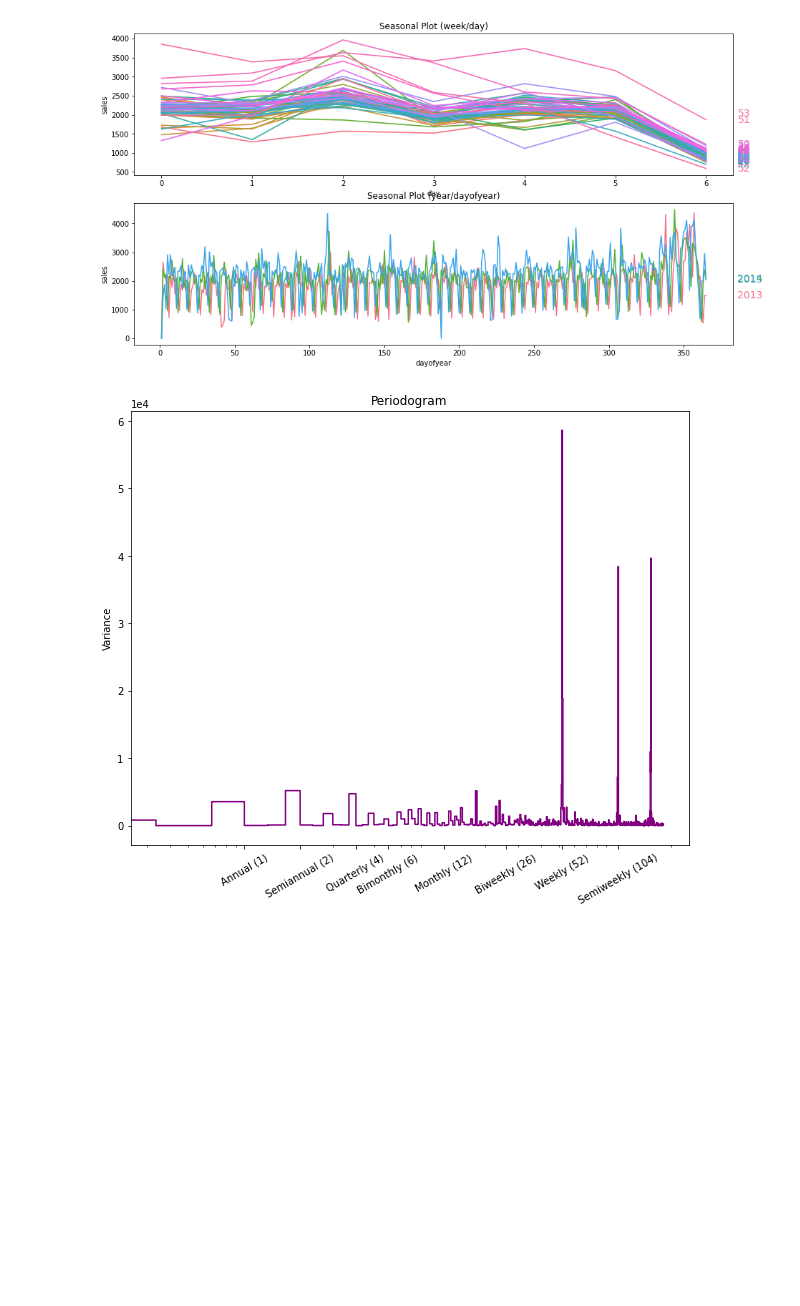
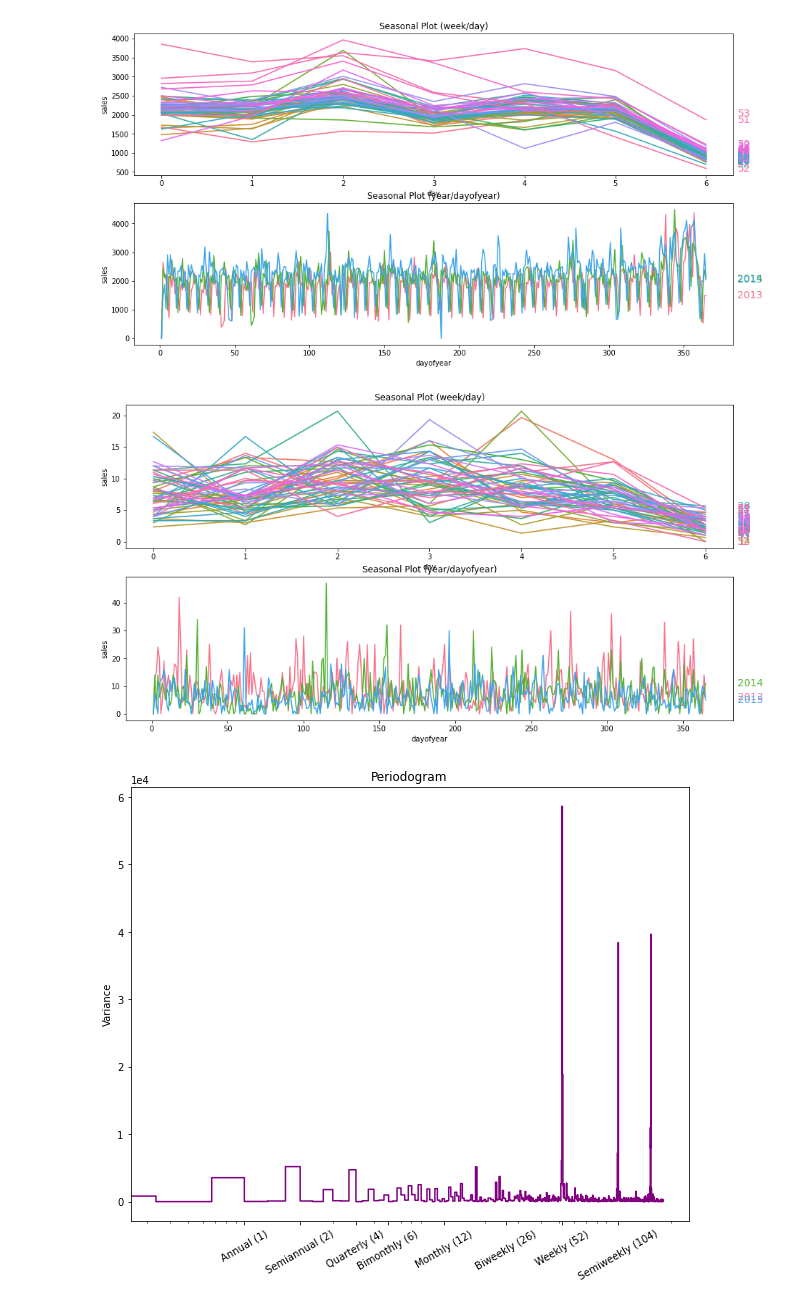
Before and after one commit to Shikunsh/time-series-forecasting, a Jupyter notebook: Store_Sales_Time_Series_Forecasting.ipynb, the cells around one changed output. Cells and saved outputs as stored; diff of their text form; code cells hidden in the pictures; blank space fills up the shorter version.

```diff
--- a/Store_Sales_Time_Series_Forecasting.ipynb
+++ b/Store_Sales_Time_Series_Forecasting.ipynb
@@ -393,8 +408,15 @@ df_temp['date'] = pd.to_datetime(df_temp['date'])
 
 df_temp = df_temp[(df_temp['store_nbr']==1) & (df_temp['family']=='GROCERY I') & (df_temp['date']<end)]
 df_temp = df_temp.set_index("date").to_period('D')
+# %%
+df_temp2 = pd.read_csv(path+"/data/train.csv")
+df_temp2['date'] = pd.to_datetime(df_temp2['date'])
+
+df_temp2 = df_temp2[(df_temp2['store_nbr']==1) & (df_temp2['family']=='LINGERIE') & (df_temp2['date']<end)]
+df_temp2 = df_temp2.set_index("date").to_period('D')
 # %%
 df_temp = df_temp.drop(columns=['id'])
+df_temp2 = df_temp2.drop(columns=['id'])
 # %%
 df_temp.head()
 # %% [output]
@@ -417,6 +439,18 @@ seasonal_plot(df_temp, y="sales", period="week", freq="day", ax=ax0)
 seasonal_plot(df_temp, y="sales", period="year", freq="dayofyear", ax=ax1);
 # %% [output]
 [figure]
+# %%
+df_temp2["day"] = df_temp2.index.dayofweek  # the x-axis (freq)
+df_temp2["week"] = df_temp2.index.week  # the seasonal period (period)
+
+# days within a year
+df_temp2["dayofyear"] = df_temp2.index.dayofyear
+df_temp2["year"] = df_temp2.index.year
+fig, (ax0, ax1) = plt.subplots(2, 1, figsize=(15, 8))
+seasonal_plot(df_temp2, y="sales", period="week", freq="day", ax=ax0)
+seasonal_plot(df_temp2, y="sales", period="year", freq="dayofyear", ax=ax1);
+# %% [output]
+[figure, added]
 # %%
 plot_periodogram(df_temp.sales);
 # %% [output]
```
Also changed, not shown: parts of 26 cells of this notebook.
